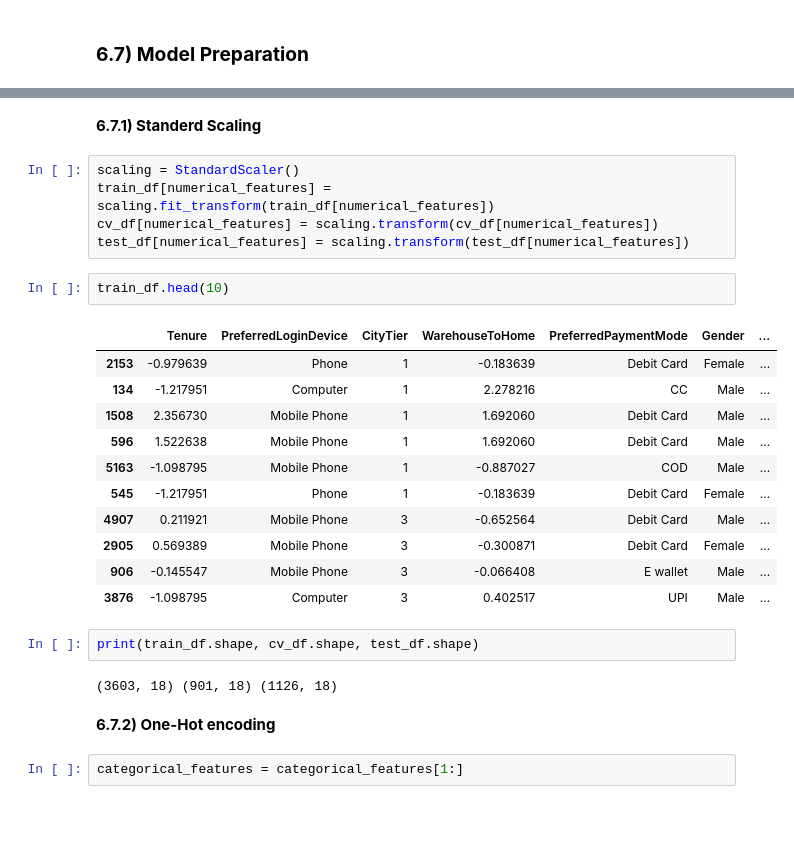
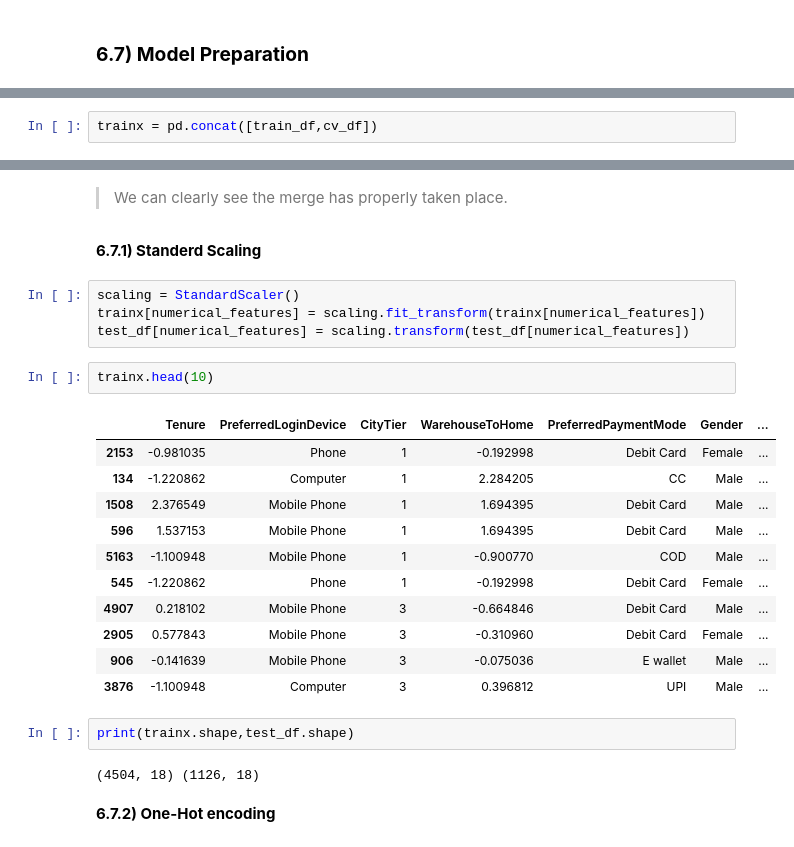
Before and after one commit to vijaylokith/Customer-Churn-Prediction, a Jupyter notebook: Customer_churn_prediction_ecommerce.ipynb, the cells around one changed output, grey strips where cells are left out. Drawn from its saved outputs; the diff is of its cells as text; blank space fills up the shorter version.

```diff
--- a/Customer_churn_prediction_ecommerce.ipynb
+++ b/Customer_churn_prediction_ecommerce.ipynb
@@ -760,0 +811,2 @@ numerical_features = numerical_features[1:]
+# %%
+trainx = pd.concat([train_df,cv_df])
@@ -761,30 +853,29 @@ numerical_features = numerical_features[1:]
+# %% [markdown]
+> We can clearly see the merge has properly taken place.
 # %% [markdown]
 **6.7.1) Standerd Scaling**
 # %%
 scaling = StandardScaler()
-train_df[numerical_features] = scaling.fit_transform(train_df[numerical_features])
-cv_df[numerical_features] = scaling.transform(cv_df[numerical_features])
+trainx[numerical_features] = scaling.fit_transform(trainx[numerical_features])
 test_df[numerical_features] = scaling.transform(test_df[numerical_features])
 # %%
-train_df.head(10)
+trainx.head(10)
 # %% [output]
 |  | Tenure | PreferredLoginDevice | CityTier | WarehouseToHome | PreferredPaymentMode | Gender | ... |
-| 2153 | -0.979639 | Phone | 1 | -0.183639 | Debit Card | Female | ... |
-| 134 | -1.217951 | Computer | 1 | 2.278216 | CC | Male | ... |
-| 1508 | 2.356730 | Mobile Phone | 1 | 1.692060 | Debit Card | Male | ... |
-| 596 | 1.522638 | Mobile Phone | 1 | 1.692060 | Debit Card | Male | ... |
-| 5163 | -1.098795 | Mobile Phone | 1 | -0.887027 | COD | Male | ... |
-| 545 | -1.217951 | Phone | 1 | -0.183639 | Debit Card | Female | ... |
-| 4907 | 0.211921 | Mobile Phone | 3 | -0.652564 | Debit Card | Male | ... |
-| 2905 | 0.569389 | Mobile Phone | 3 | -0.300871 | Debit Card | Female | ... |
-| 906 | -0.145547 | Mobile Phone | 3 | -0.066408 | E wallet | Male | ... |
-| 3876 | -1.098795 | Computer | 3 | 0.402517 | UPI | Male | ... |
+| 2153 | -0.981035 | Phone | 1 | -0.192998 | Debit Card | Female | ... |
+| 134 | -1.220862 | Computer | 1 | 2.284205 | CC | Male | ... |
+| 1508 | 2.376549 | Mobile Phone | 1 | 1.694395 | Debit Card | Male | ... |
+| 596 | 1.537153 | Mobile Phone | 1 | 1.694395 | Debit Card | Male | ... |
+| 5163 | -1.100948 | Mobile Phone | 1 | -0.900770 | COD | Male | ... |
+| 545 | -1.220862 | Phone | 1 | -0.192998 | Debit Card | Female | ... |
+| 4907 | 0.218102 | Mobile Phone | 3 | -0.664846 | Debit Card | Male | ... |
+| 2905 | 0.577843 | Mobile Phone | 3 | -0.310960 | Debit Card | Female | ... |
+| 906 | -0.141639 | Mobile Phone | 3 | -0.075036 | E wallet | Male | ... |
+| 3876 | -1.100948 | Computer | 3 | 0.396812 | UPI | Male | ... |
 # %%
-print(train_df.shape, cv_df.shape, test_df.shape)
+print(trainx.shape,test_df.shape)
 # %% [output]
-(3603, 18) (901, 18) (1126, 18)
+(4504, 18) (1126, 18)
 # %% [markdown]
 **6.7.2) One-Hot encoding**
-# %%
-categorical_features = categorical_features[1:]
 # %%
```
Also changed, not shown: parts of 48 cells of this notebook.
